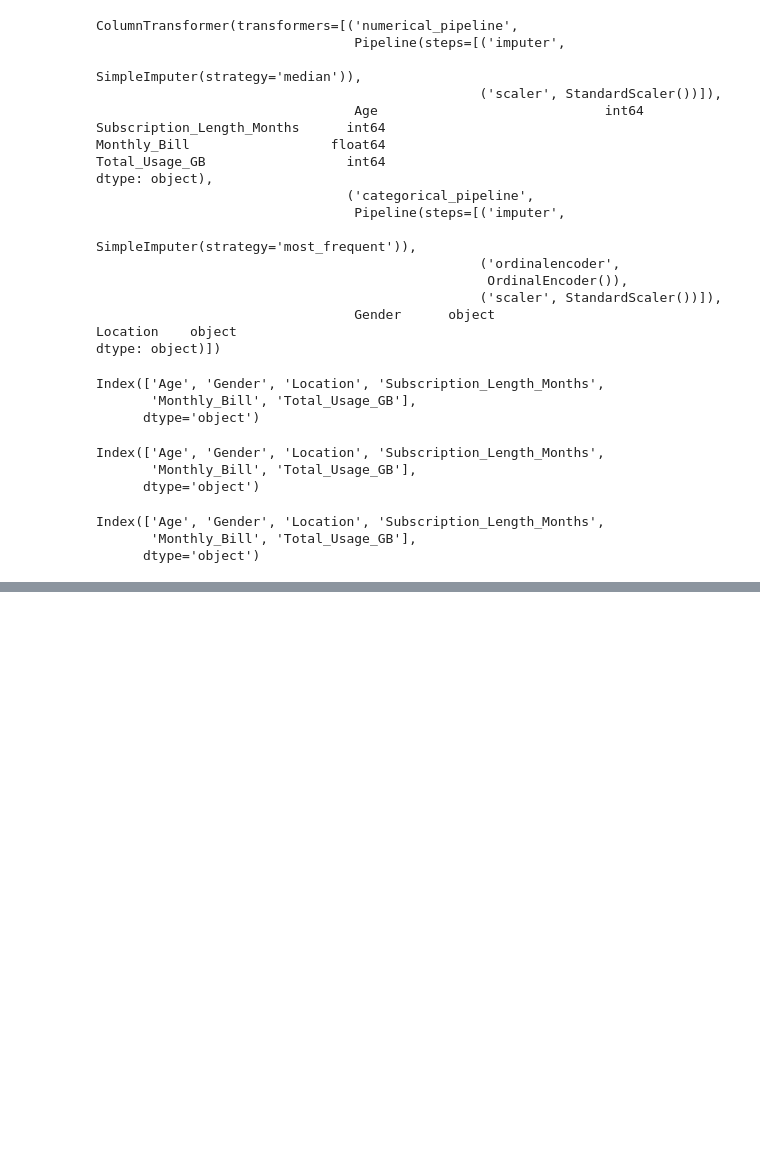
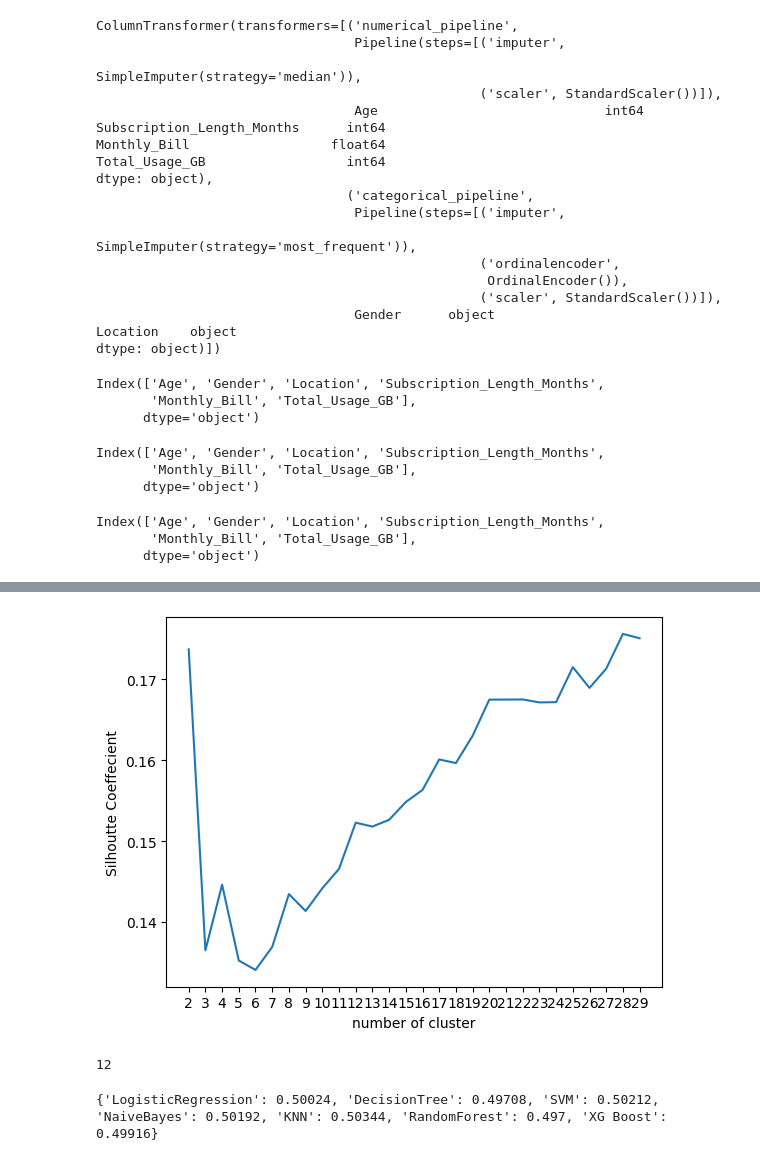
Before and after one commit to pdevendragoswami/Customer_Churn_Prediction, a Jupyter notebook: notebooks/model_training.ipynb, the cells around one changed output, grey strips where cells are left out. Cells and saved outputs as stored; diff of their text form; code cells hidden in the pictures; blank space fills up the shorter version.

```diff
--- a/notebooks/model_training.ipynb
+++ b/notebooks/model_training.ipynb
@@ -139,0 +166,8 @@ ValueError: A given column is not a column of the dataframe
+# %%
+from sklearn.cluster import KMeans
+silhouette_coefficients=[]
+for k in range(2,30):
+    kmeans=KMeans(n_clusters=k,init="k-means++")
+    kmeans.fit(X_train)
+    score=silhouette_score(X_train,kmeans.labels_)
+    silhouette_coefficients.append(score)
@@ -139,0 +194,8 @@ ValueError: A given column is not a column of the dataframe
+# %%
+plt.plot(range(2,30),silhouette_coefficients)
+plt.xticks(range(2,30))
+plt.xlabel("number of cluster")
+plt.ylabel("Silhoutte Coeffecient")
+plt.show()
+# %% [output]
+[figure, added]
@@ -139,0 +206,4 @@ ValueError: A given column is not a column of the dataframe
+# %%
+k.elbow
+# %% [output]
+12
@@ -139,0 +238,4 @@ ValueError: A given column is not a column of the dataframe
+# %%
+a = evaluate_model(models,X_train,X_test,y_train,y_test)
+# %% [output]
+{'LogisticRegression': 0.50024, 'DecisionTree': 0.49708, 'SVM': 0.50212, 'NaiveBayes': 0.50192, 'KNN': 0.50344, 'RandomForest': 0.497, 'XG Boost': 0.49916}
```
Also changed, not shown: parts of 14 cells of this notebook, 4 other files.
